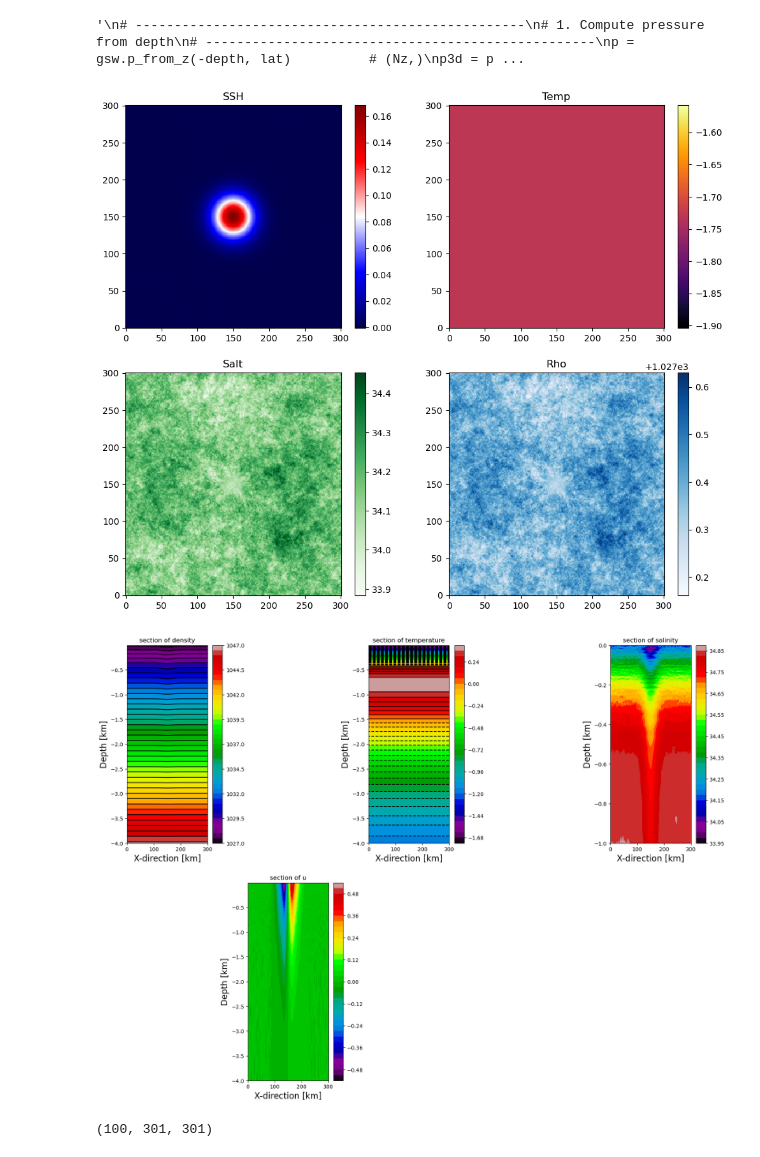
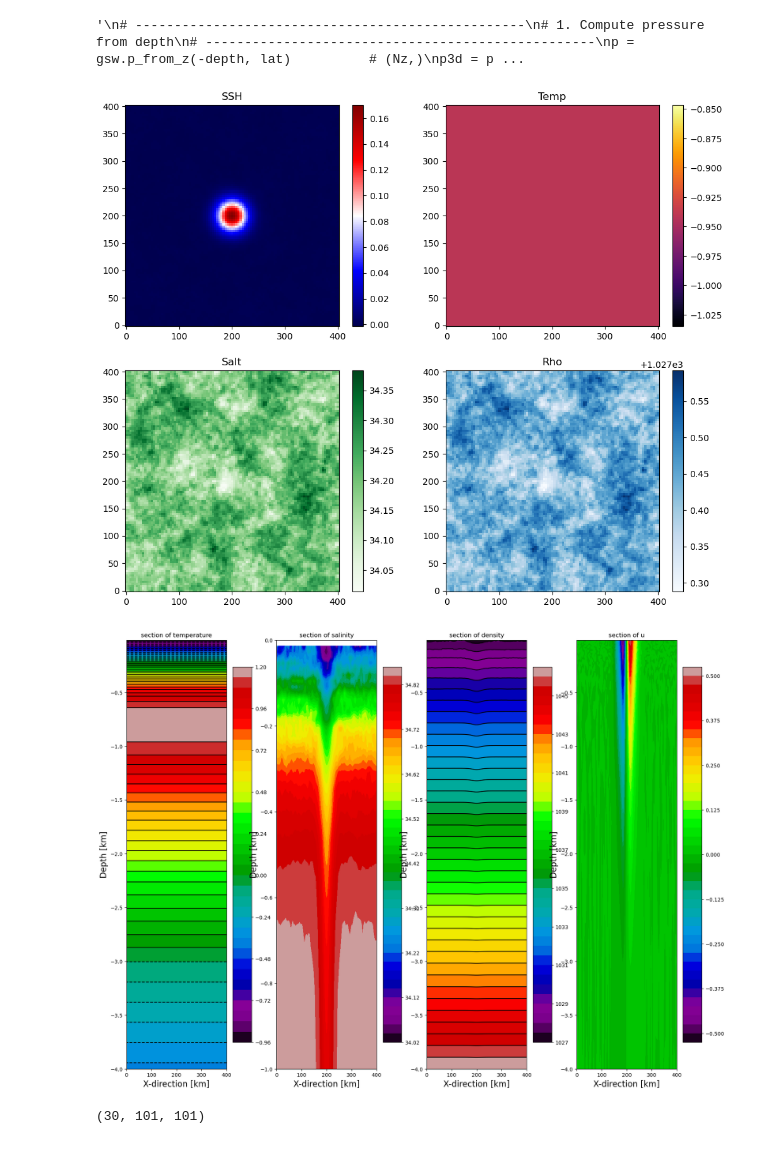
Before and after one commit to demarez/ice-eddy, a Jupyter notebook: INIT/Initiate_vortex-2.ipynb, the cells around one changed output. Cells and saved outputs as stored; diff of their text form; code cells hidden in the pictures.

```diff
--- a/INIT/Initiate_vortex-2.ipynb
+++ b/INIT/Initiate_vortex-2.ipynb
@@ -149,7 +148,7 @@ def save_parameters_to_txt(filename,
 # %% [markdown]
 ### Parameters to change
 # %%
-path_root='/home/datawork-lops-osi/cdemarez/5_SECTION19/ICE-EDDY_wJ/V4/'
+path_root='/data/hpcflash/users/josnez/Oceananigans/ICE-EDDY_wJ/V4/'
 
 #*****
 #run_name='A-S'
@@ -186,7 +185,7 @@ elif V0_eddy==0.25:
 
 run_name=run_name+'-otherT2'
 
-run_name=run_name+'-HR/'
+run_name=run_name+'-LR/'
 
 print(run_name,H_eddy,add_noise,'noise')
 # %% [output]
@@ -207,7 +206,7 @@ if run_name[-3:-1]=='LR':
     dx=4000 #in meters #LR : 2e3
     dy=4000
     ngrid_z = 30
-if run_name[-3:-1]=='HR':
+elif run_name[-3:-1]=='HR':
     Lx,Ly=300e3,300e3 #good for eddy size R=10e3
     dx=1000 #in meters #LR : 2e3
     dy=1000
@@ -914,7 +883,7 @@ plt.show()
 icut=int(ngrid_x/2)
 plt.figure(figsize=(20,15))
 
-ax=plt.subplot(253)
+ax=plt.subplot(141)
 plt.title('section of temperature')
 plt.contourf(np.tile(yy[:,icut],(ngrid_z,1))/1000,zr[:,:,icut]/1000,temp_tot[:,:,icut],40,cmap='nipy_spectral')
 plt.colorbar()
@@ -924,44 +893,44 @@ plt.xlabel('X-direction [km]',fontsize=16)
 #ax.set_ylim(-1,0)
 
 
-ax=plt.subplot(255)
+ax=plt.subplot(142)
 plt.title('section of salinity')
 plt.contourf(np.tile(yy[:,icut],(ngrid_z,1))/1000,zr[:,:,icut]/1000,salt_tot[:,:,icut],40,cmap='nipy_spectral')
 plt.colorbar()
 #plt.contour(np.tile(yy[:,icut],(ngrid_z,1))/1000,zr[:,:,icut]/1000,salt_tot[:,:,icut],40,colors='k')#,cmap='nipy_spectral')
 plt.ylabel('Depth [km]',fontsize=16)
 plt.xlabel('X-direction [km]',fontsize=16)
 ax.set_ylim(-1,0)
 
 #sections across the eddy
 
 
-ax=plt.subplot(251)
+ax=plt.subplot(143)
 plt.title('section of density')
 plt.contourf(np.tile(yy[:,icut],(ngrid_z,1))/1000,zr[:,:,icut]/1000,rho_tot[:,:,icut],40,cmap='nipy_spectral')
 plt.colorbar()
 plt.contour(np.tile(yy[:,icut],(ngrid_z,1))/1000,zr[:,:,icut]/1000,rho_tot[:,:,icut],40,colors='k')#,cmap='nipy_spectral')
 plt.ylabel('Depth [km]',fontsize=16)
 plt.xlabel('X-direction [km]',fontsize=16)
 #ax.set_ylim(-1,0)
 
 
-ax=plt.subplot(257)
+ax=plt.subplot(144)
 plt.title('section of u')
 plt.contourf(np.tile(yy[:,icut],(ngrid_z,1))/1000,zr[:,:,icut]/1000,u_eddy[:,:,icut],40,cmap='nipy_spectral')
 plt.colorbar()
 #plt.contour(np.tile(yy[:,icut],(ngrid_z,1))/1000,zr[:,:,icut]/1000,u_eddy[:,:,icut],40,colors='k')#,cmap='nipy_spectral')
 plt.ylabel('Depth [km]',fontsize=16)
 plt.xlabel('X-direction [km]',fontsize=16)
 
 plt.show()
 # %% [output]
-[figure, old version]
+[figure, new version]
-[figure, old version]
+[figure, new version]
 # %%
 salt_tot.shape
 # %% [output]
-(100, 301, 301)
+(30, 101, 101)
 # %%
 ax=plt.subplot(121)
 #ax.set_ylim(-1500,0)
```
Also changed, not shown: parts of 12 cells of this notebook, 8 other files.
